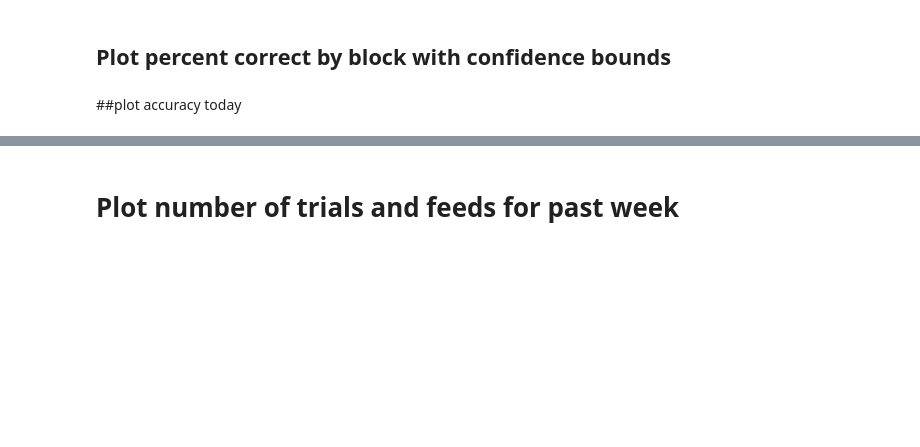
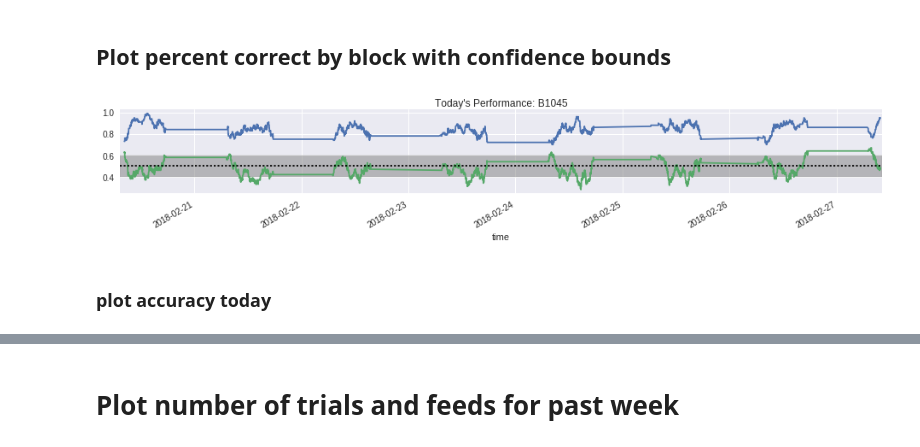
Before and after one commit to gentnerlab/behav-analysis, a Jupyter notebook: notebooks/recent_behavior_analysis.ipynb, the cells around one changed output, grey strips where cells are left out. Saved outputs shown, nothing was run; the diff lists cells and outputs as text; code cells hidden in the pictures; blank space fills up the shorter version.

```diff
--- a/notebooks/recent_behavior_analysis.ipynb
+++ b/notebooks/recent_behavior_analysis.ipynb
@@ -29,8 +52,10 @@ for subj,df in behav_data.items():
 ## Plot percent correct by block with confidence bounds
 # %%
 for subj,df in behav_data.items():
-    behav.plotting.plot_ci_accuracy(subj, df)
+    plotting.plot_ci_accuracy(subj, df)
+# %% [output]
+[figure, added]
 # %% [markdown]
-##plot accuracy today
+### plot accuracy today
 # %%
 for subj,df in behav_data.items():
```
Also changed, not shown: parts of 9 cells of this notebook, 2 other files.
